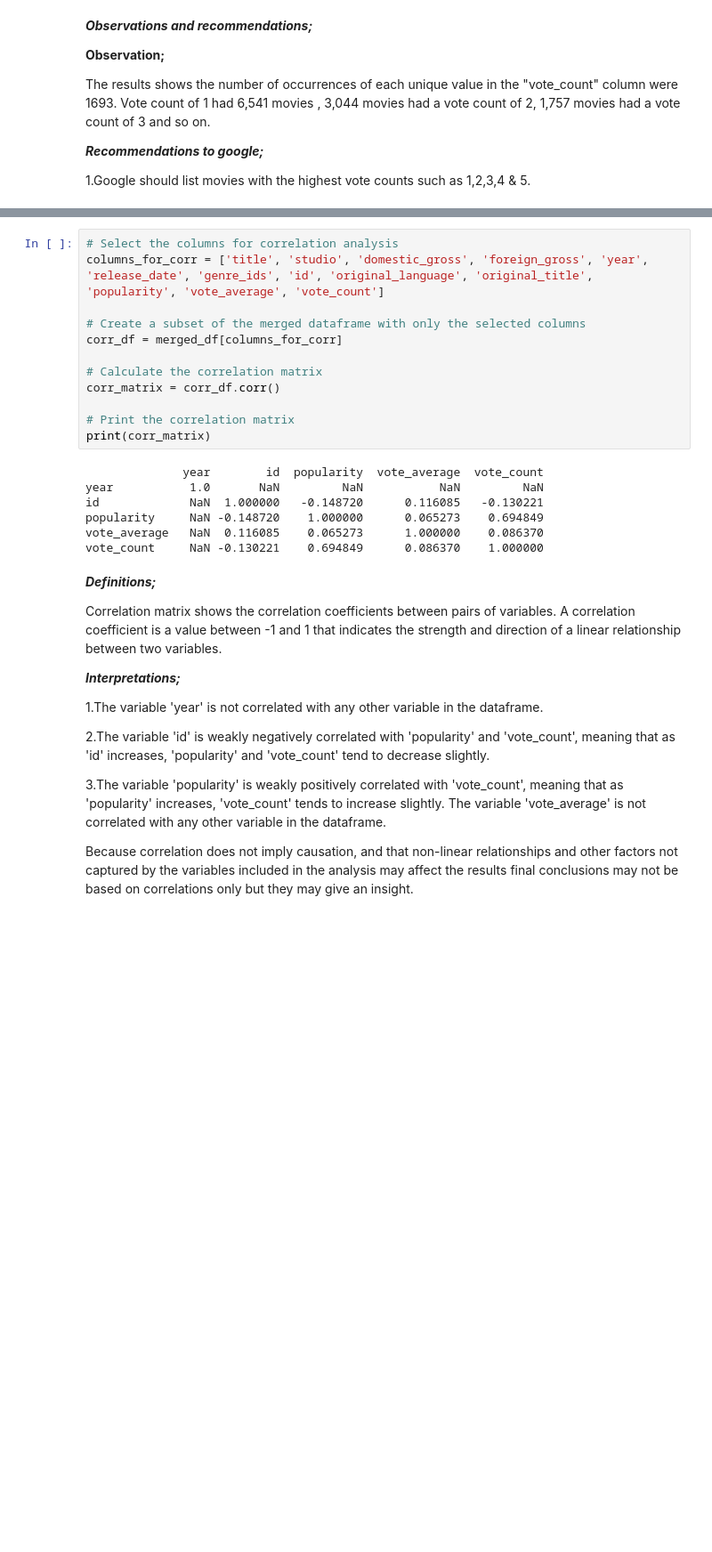
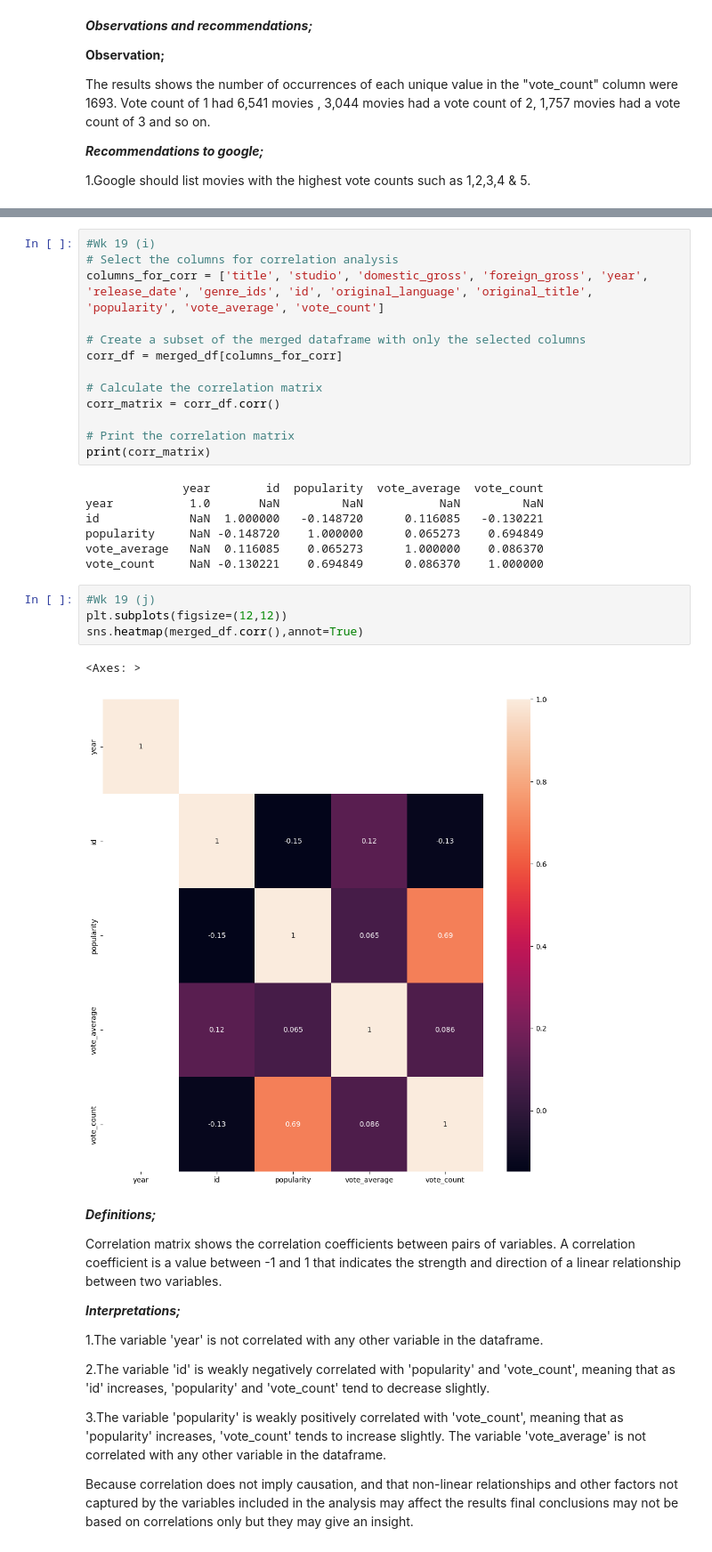
Before and after one commit to learn-co-curriculum/dsc-data-serialization-lab, a Jupyter notebook: Copy_of_Phase_1_Project_Sgathai_PRT3_Noah_Kandie.ipynb, the cells around one changed output, grey strips where cells are left out. Shown at 89% size. Saved outputs shown, nothing was run; the diff lists cells and outputs as text; blank space fills up the shorter version.

```diff
--- a/Copy_of_Phase_1_Project_Sgathai_PRT3_Noah_Kandie.ipynb
+++ b/Copy_of_Phase_1_Project_Sgathai_PRT3_Noah_Kandie.ipynb
@@ -1179,6 +1257,7 @@ print(merged_df['vote_average'].value_counts())
 9.7        2
 Name: vote_average, Length: 91, dtype: int64
 # %%
+#Wk 19 (i)
 # Select the columns for correlation analysis
 columns_for_corr = ['title', 'studio', 'domestic_gross', 'foreign_gross', 'year', 'release_date', 'genre_ids', 'id', 'original_language', 'original_title', 'popularity', 'vote_average', 'vote_count']
 
@@ -1197,6 +1276,13 @@ id             NaN  1.000000   -0.148720      0.116085   -0.130221
 popularity     NaN -0.148720    1.000000      0.065273    0.694849
 vote_average   NaN  0.116085    0.065273      1.000000    0.086370
 vote_count     NaN -0.130221    0.694849      0.086370    1.000000
+# %%
+#Wk 19 (j)
+plt.subplots(figsize=(12,12))
+sns.heatmap(merged_df.corr(),annot=True)
+# %% [output]
+<Axes: >
+[figure, added]
 # %% [markdown]
 ***Definitions;***
 
```
Also changed, not shown: parts of 80 cells of this notebook.
